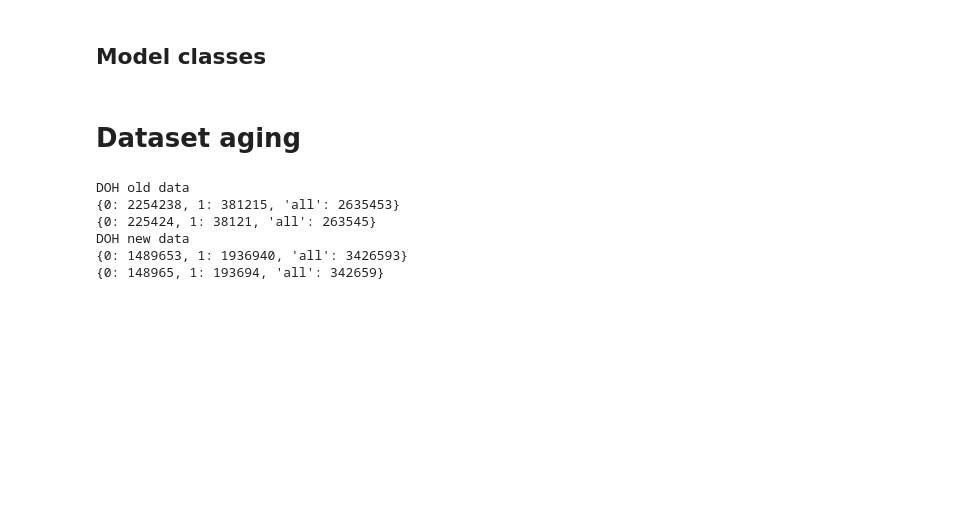
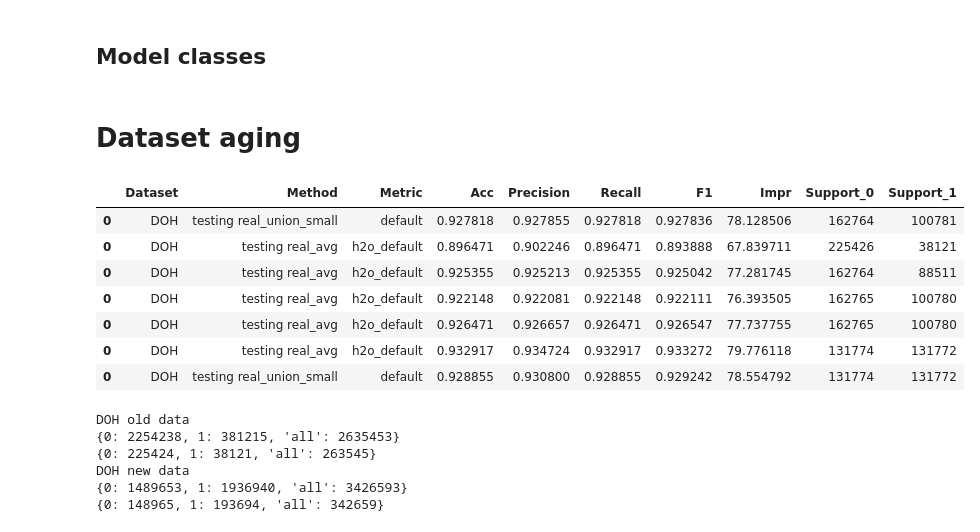
Before and after one commit to jirkaseta/dataset_cluster_analysis, a Jupyter notebook: cluster_report.ipynb, the cells around one changed output. Saved outputs shown, nothing was run; the diff lists cells and outputs as text; code cells hidden in the pictures; blank space fills up the shorter version.

```diff
--- a/cluster_report.ipynb
+++ b/cluster_report.ipynb
@@ -846,0 +1012,11 @@ text='try new score inv amount weight'
+# %%
+framework_result
+# %% [output]
+|  | Dataset | Method | Metric | Acc | Precision | Recall | F1 | Impr | Support_0 | Support_1 |
+| 0 | DOH | testing real_union_small | default | 0.927818 | 0.927855 | 0.927818 | 0.927836 | 78.128506 | 162764 | 100781 |
+| 0 | DOH | testing real_avg | h2o_default | 0.896471 | 0.902246 | 0.896471 | 0.893888 | 67.839711 | 225426 | 38121 |
+| 0 | DOH | testing real_avg | h2o_default | 0.925355 | 0.925213 | 0.925355 | 0.925042 | 77.281745 | 162764 | 88511 |
+| 0 | DOH | testing real_avg | h2o_default | 0.922148 | 0.922081 | 0.922148 | 0.922111 | 76.393505 | 162765 | 100780 |
+| 0 | DOH | testing real_avg | h2o_default | 0.926471 | 0.926657 | 0.926471 | 0.926547 | 77.737755 | 162765 | 100780 |
+| 0 | DOH | testing real_avg | h2o_default | 0.932917 | 0.934724 | 0.932917 | 0.933272 | 79.776118 | 131774 | 131772 |
+| 0 | DOH | testing real_union_small | default | 0.928855 | 0.930800 | 0.928855 | 0.929242 | 78.554792 | 131774 | 131772 |
```
Also changed, not shown: parts of 25 cells of this notebook.
